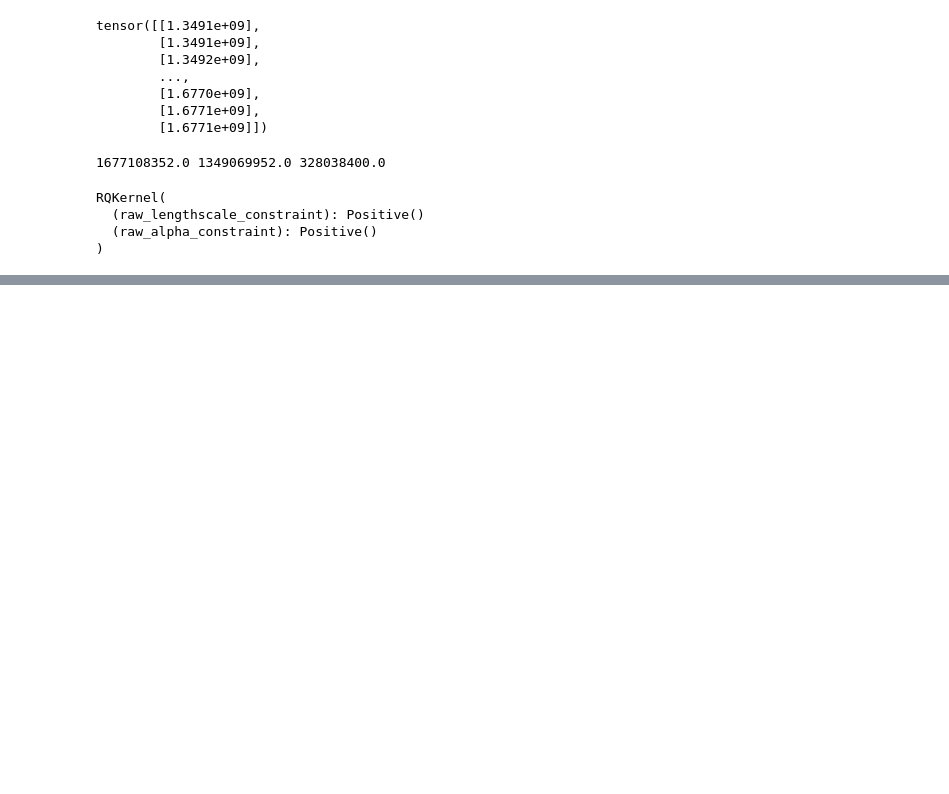
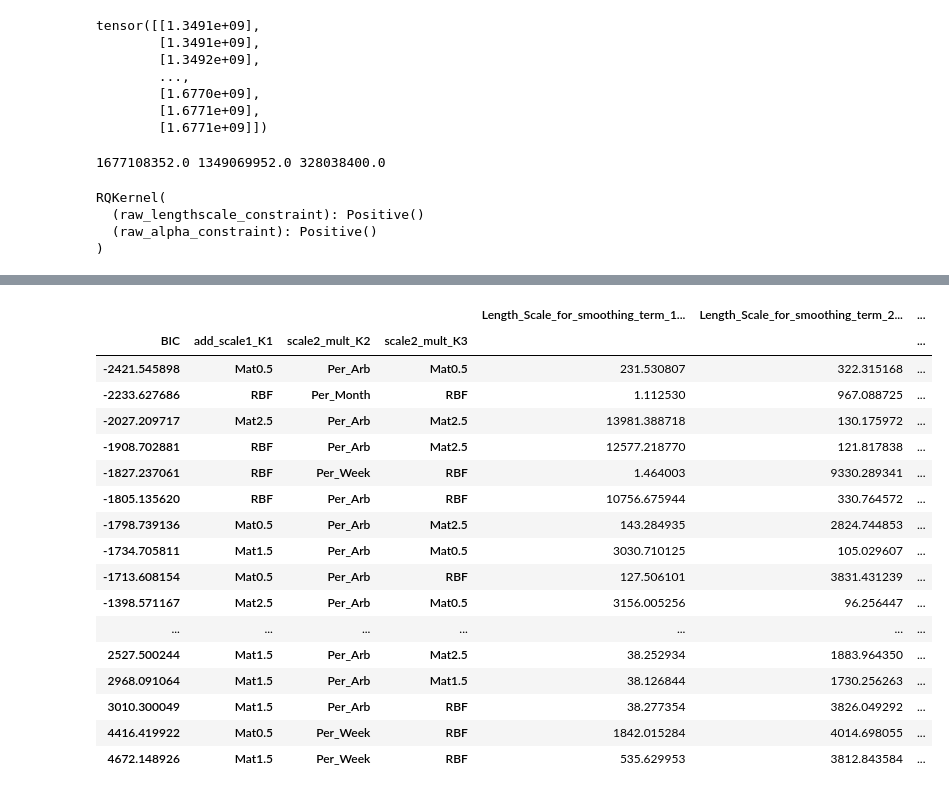
Before and after one commit to DanielCaoSilva/GaussProcesses, a Jupyter notebook: notebooks/MultipleExactGPs.ipynb, the cells around one changed output, grey strips where cells are left out. Cells and saved outputs as stored; diff of their text form; code cells hidden in the pictures; blank space fills up the shorter version.

```diff
--- a/notebooks/MultipleExactGPs.ipynb
+++ b/notebooks/MultipleExactGPs.ipynb
@@ -361,7 +410,7 @@ KeyboardInterrupt:
 # %%
-bic_out_df = pd.DataFrame(bic_save, columns=['Name', 'BIC', 's1_ls', 's2_ls', 'pk_ls', 'pk_pr', 'Kernel Structure'])
-bic_out_df.to_csv('bic_save_2.csv')
-bic_out_df
+# bic_out_df = pd.DataFrame(bic_save, columns=['Name1', 'Name2', 'Name3', 'BIC', 's1_ls', 's2_ls', 'pk_ls', 'pk_pr'])
+# bic_out_df.to_csv('bic_save_2.csv')
+# bic_out_df['BIC'].min()
 # def period_print(x):
 #   print(f"raw: {x}")
 #   print(f"seconds: {x * (scale_factor)}")
@@ -383,3 +528,24 @@ bic_out_df
+# %%
+joined_bic_table.groupby(['BIC','add_scale1_K1','scale2_mult_K2', 'scale2_mult_K3']).min(['BIC'])
+# %% [output]
+|  |  |  |  | Length_Scale_for_smoothing_term_1... | Length_Scale_for_smoothing_term_2... | ... |
+| BIC | add_scale1_K1 | scale2_mult_K2 | scale2_mult_K3 |  |  | ... |
+| -2421.545898 | Mat0.5 | Per_Arb | Mat0.5 | 231.530807 | 322.315168 | ... |
+| -2233.627686 | RBF | Per_Month | RBF | 1.112530 | 967.088725 | ... |
+| -2027.209717 | Mat2.5 | Per_Arb | Mat2.5 | 13981.388718 | 130.175972 | ... |
+| -1908.702881 | RBF | Per_Arb | Mat2.5 | 12577.218770 | 121.817838 | ... |
+| -1827.237061 | RBF | Per_Week | RBF | 1.464003 | 9330.289341 | ... |
+| -1805.135620 | RBF | Per_Arb | RBF | 10756.675944 | 330.764572 | ... |
+| -1798.739136 | Mat0.5 | Per_Arb | Mat2.5 | 143.284935 | 2824.744853 | ... |
+| -1734.705811 | Mat1.5 | Per_Arb | Mat0.5 | 3030.710125 | 105.029607 | ... |
+| -1713.608154 | Mat0.5 | Per_Arb | RBF | 127.506101 | 3831.431239 | ... |
+| -1398.571167 | Mat2.5 | Per_Arb | Mat0.5 | 3156.005256 | 96.256447 | ... |
+| ... | ... | ... | ... | ... | ... | ... |
+| 2527.500244 | Mat1.5 | Per_Arb | Mat2.5 | 38.252934 | 1883.964350 | ... |
+| 2968.091064 | Mat1.5 | Per_Arb | Mat1.5 | 38.126844 | 1730.256263 | ... |
+| 3010.300049 | Mat1.5 | Per_Arb | RBF | 38.277354 | 3826.049292 | ... |
+| 4416.419922 | Mat0.5 | Per_Week | RBF | 1842.015284 | 4014.698055 | ... |
+| 4672.148926 | Mat1.5 | Per_Week | RBF | 535.629953 | 3812.843584 | ... |
 # %%
 # # Lengthscale for first smoothing kernel
 # print(bic_save[-1][2].kernels[0].base_kernel.lengthscale.item())
```
Also changed, not shown: parts of 7 cells of this notebook, 2 other files.
